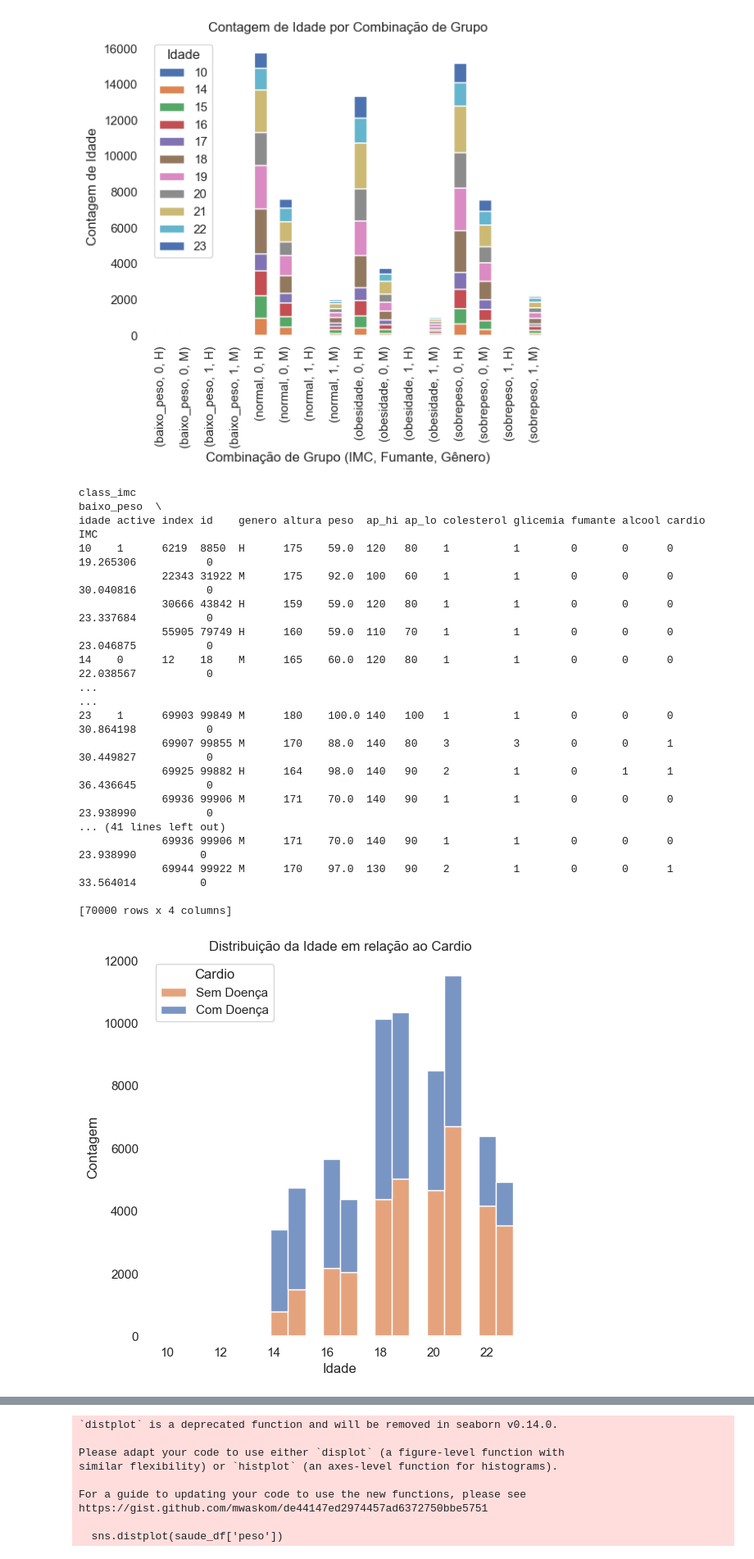
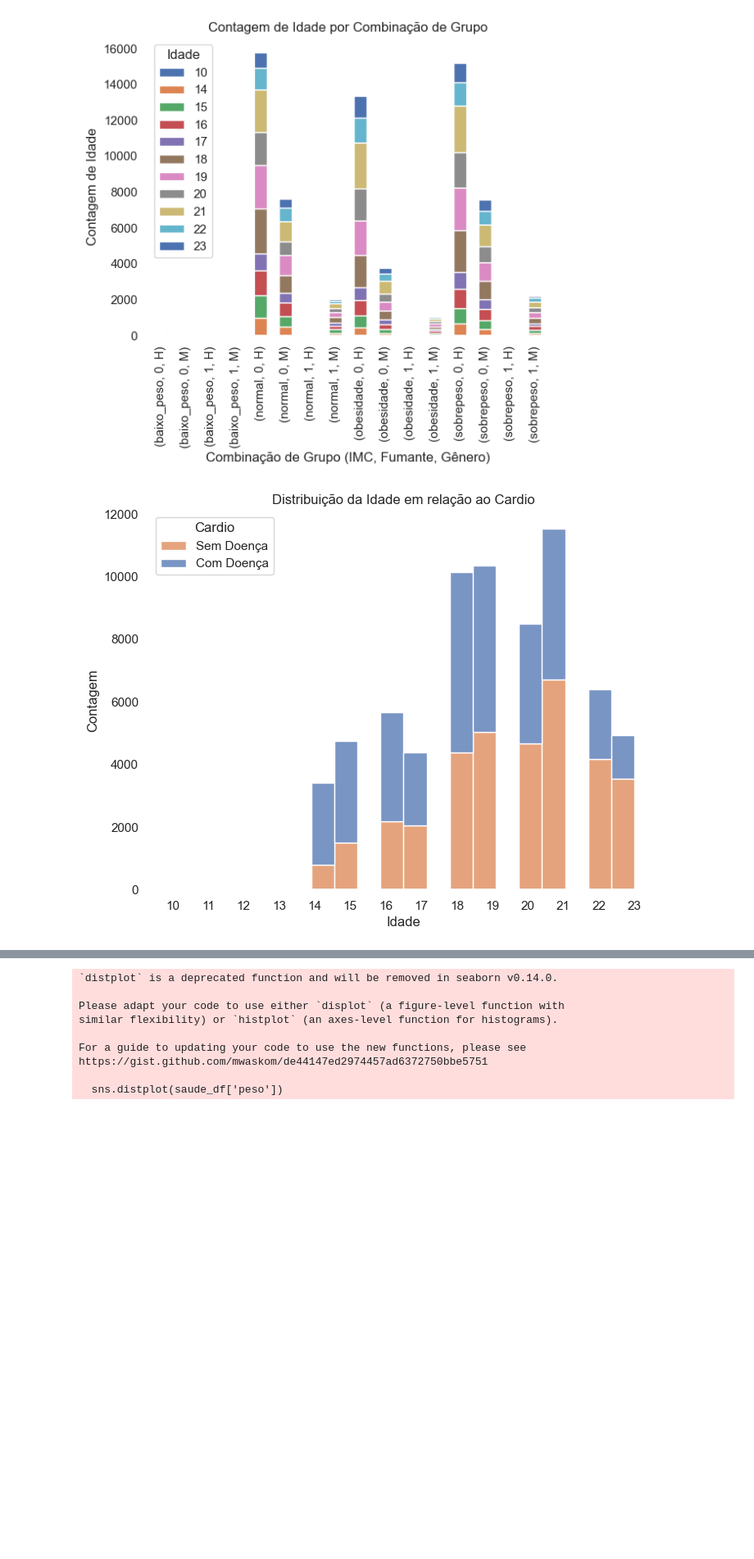
Before and after one commit to Zirmaozin/Projeto01, a Jupyter notebook: codigo.ipynb, the cells around one changed output, grey strips where cells are left out. Shown at 82% size. Saved outputs shown, nothing was run; the diff lists cells and outputs as text; code cells hidden in the pictures; blank space fills up the shorter version.

```diff
--- a/codigo.ipynb
+++ b/codigo.ipynb
@@ -322,31 +331,14 @@ sobrepeso  0       H       1332  1063
                    M        203   110
 [figure]
 # %%
-idade_act = saude_df.groupby(['idade', 'active']).value_counts().unstack(fill_value=0)
-print(idade_act)
-plt.figure(figsize=(6, 6))
+idades_total = range(saude_df['idade'].min(), saude_df['idade'].max() + 1)
+plt.figure(figsize=(8, 6))
 sns.histplot(data=saude_df, x="idade", hue="cardio", multiple='stack', bins=20)
+plt.xticks(idades_total)
 plt.xlabel("Idade")
 plt.ylabel("Contagem")
 plt.title("Distribuição da Idade em relação ao Cardio")
 plt.legend(title="Cardio", labels=["Sem Doença", "Com Doença"])
 plt.show()
 # %% [output]
-class_imc                                                                                                     baixo_peso  \
-idade active index id    genero altura peso  ap_hi ap_lo colesterol glicemia fumante alcool cardio IMC
-10    1      6219  8850  H      175    59.0  120   80    1          1        0       0      0      19.265306           0
-             22343 31922 M      175    92.0  100   60    1          1        0       0      0      30.040816           0
-             30666 43842 H      159    59.0  120   80    1          1        0       0      0      23.337684           0
-             55905 79749 H      160    59.0  110   70    1          1        0       0      0      23.046875           0
-14    0      12    18    M      165    60.0  120   80    1          1        0       0      0      22.038567           0
-...                                                                                                                  ...
-23    1      69903 99849 M      180    100.0 140   100   1          1        0       0      0      30.864198           0
-             69907 99855 M      170    88.0  140   80    3          3        0       0      1      30.449827           0
-             69925 99882 H      164    98.0  140   90    2          1        0       1      1      36.436645           0
-             69936 99906 M      171    70.0  140   90    1          1        0       0      0      23.938990           0
-... (41 lines left out)
-             69936 99906 M      171    70.0  140   90    1          1        0       0      0      23.938990          0
-             69944 99922 M      170    97.0  130   90    2          1        0       0      1      33.564014          0
-
-[70000 rows x 4 columns]
-[figure, old version]
+[figure, new version]
```
Also changed, not shown: parts of 13 cells of this notebook.
